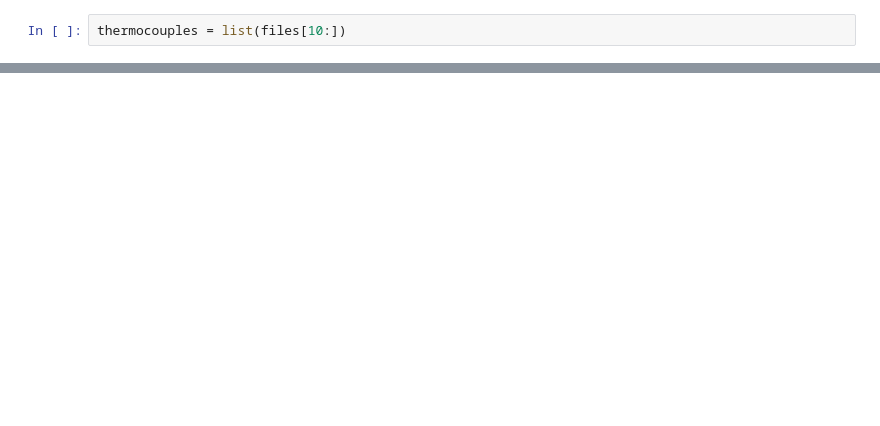
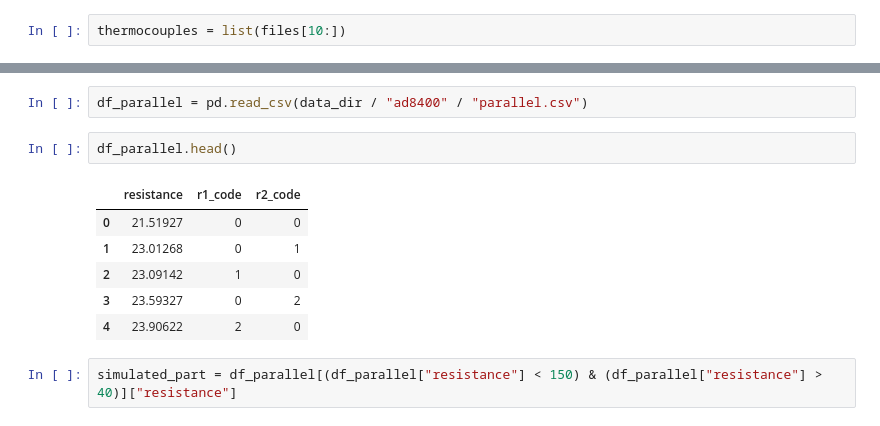
Before and after one commit to Marik28/dissertation, a Jupyter notebook: src/notebooks/Графики характеристик.ipynb, the cells around one changed output, grey strips where cells are left out. Drawn from its saved outputs; the diff is of its cells as text; blank space fills up the shorter version.

```diff
--- a/src/notebooks/Графики характеристик.ipynb
+++ b/src/notebooks/Графики характеристик.ipynb
@@ -86,0 +117,13 @@ plt.legend(names)
+# %%
+df_parallel = pd.read_csv(data_dir / "ad8400" / "parallel.csv")
+# %%
+df_parallel.head()
+# %% [output]
+|  | resistance | r1_code | r2_code |
+| 0 | 21.51927 | 0 | 0 |
+| 1 | 23.01268 | 0 | 1 |
+| 2 | 23.09142 | 1 | 0 |
+| 3 | 23.59327 | 0 | 2 |
+| 4 | 23.90622 | 2 | 0 |
+# %%
+simulated_part = df_parallel[(df_parallel["resistance"] < 150) & (df_parallel["resistance"] > 40)]["resistance"]
```
Also changed, not shown: parts of 10 cells of this notebook.
